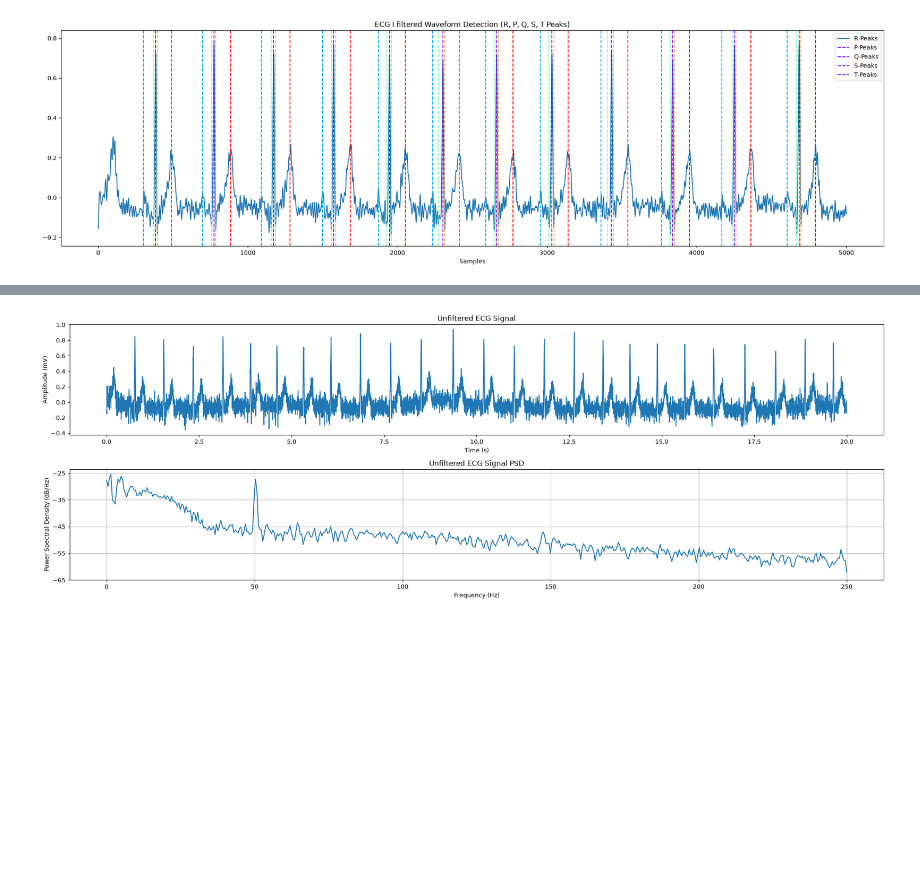
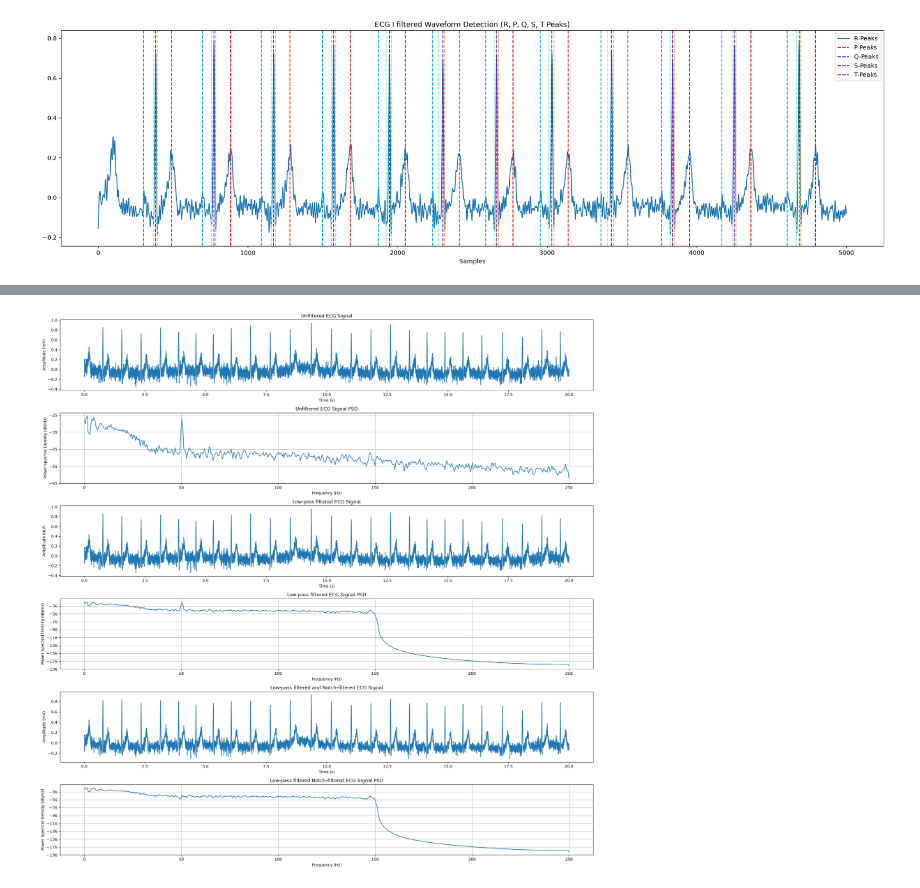
Before and after one commit to namtu06/healthcare-decision-support, a Jupyter notebook: Ex1/ex1.ipynb, the cells around one changed output, grey strips where cells are left out. Cells and saved outputs as stored; diff of their text form; code cells hidden in the pictures; blank space fills up the shorter version.

```diff
--- a/Ex1/ex1.ipynb
+++ b/Ex1/ex1.ipynb
@@ -122,19 +126,63 @@ for ecg in ["ECG I", "ECG I filtered"]:
 # %%
+
+import numpy as np
+import matplotlib.pyplot as plt
+from scipy.signal import butter, buttord, sosfiltfilt, filtfilt, iirnotch
+
 ecg_signal = df['ECG I']
+
+
+fs = 500
+wp = 150
+ws = 151
+gpass = 3.0
+gstop = 15
+N, Wn = buttord(wp, ws, gpass, gstop, fs=fs)
+sos = butter(N=N, Wn=Wn, btype='lowpass', fs=fs, output='sos')
+lowpass_signal = sosfiltfilt(sos, ecg_signal)
+
+b,a = iirnotch(50/(fs/2),30)
+notch_signal = filtfilt(b, a, lowpass_signal)
 # %%
 plt.figure(figsize=(20, 20))
+
 plt.subplot(6, 1, 1)
 plt.plot(df['Elapsed time'],ecg_signal,)
 plt.title('Unfiltered ECG Signal')
 plt.xlabel('Time (s)')
 plt.ylabel('Amplitude (mV)')
 
-
 plt.subplot(6, 1, 2)
 plt.psd( ecg_signal,Fs= 500, NFFT=1024)
 plt.xlabel("Frequency (Hz)")
 plt.title("Unfiltered ECG Signal PSD")
 
+
+
+plt.subplot(6, 1, 3)
+plt.plot(df['Elapsed time'],lowpass_signal)
+plt.title('Low-pass filtered ECG Signal')
+plt.xlabel('Time (s)')
+plt.ylabel('Amplitude (mV)')
+
+plt.subplot(6, 1, 4)
+plt.psd( lowpass_signal,Fs= 500, NFFT=1024)
+plt.xlabel("Frequency (Hz)")
+plt.title("Low-pass filtered ECG Signal PSD")
+
+
+
+plt.subplot(6, 1, 5)
+plt.plot(df['Elapsed time'],notch_signal)
+plt.title('Low-pass filtered and Notch-filtered ECG Signal')
+plt.xlabel('Time (s)')
+plt.ylabel('Amplitude (mV)')
+
+plt.subplot(6, 1, 6)
+plt.psd( notch_signal,Fs= 500, NFFT=1024)
+plt.xlabel("Frequency (Hz)")
+plt.title("Low-pass filtered Notch-filtered ECG Signal PSD")
+
 plt.tight_layout()
 # %% [output]
-[figure, old version]
+[figure, new version]
```
Also changed, not shown: parts of 2 cells of this notebook.
